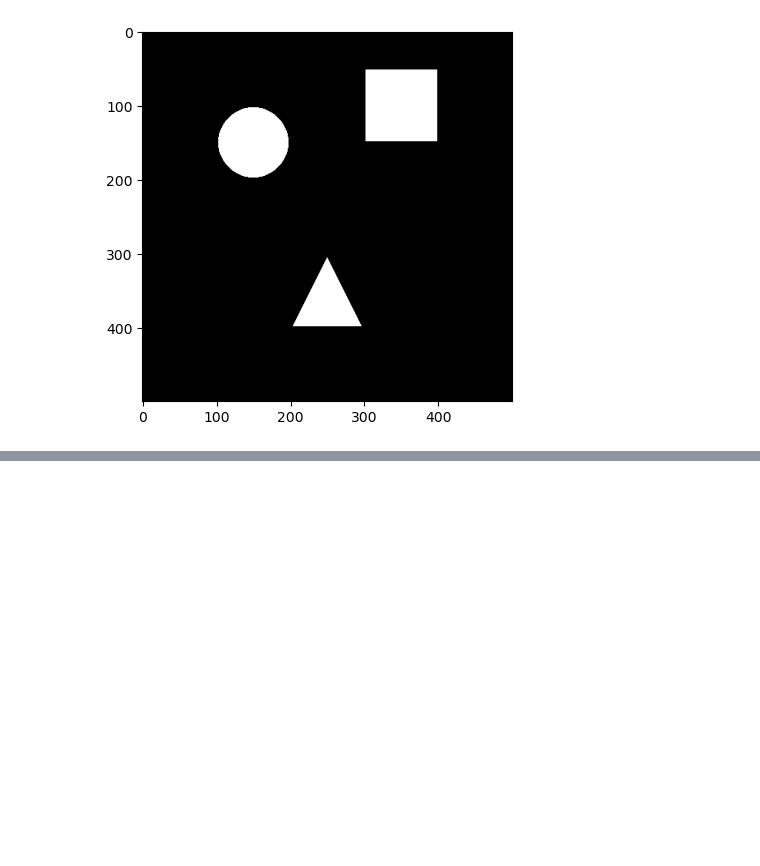
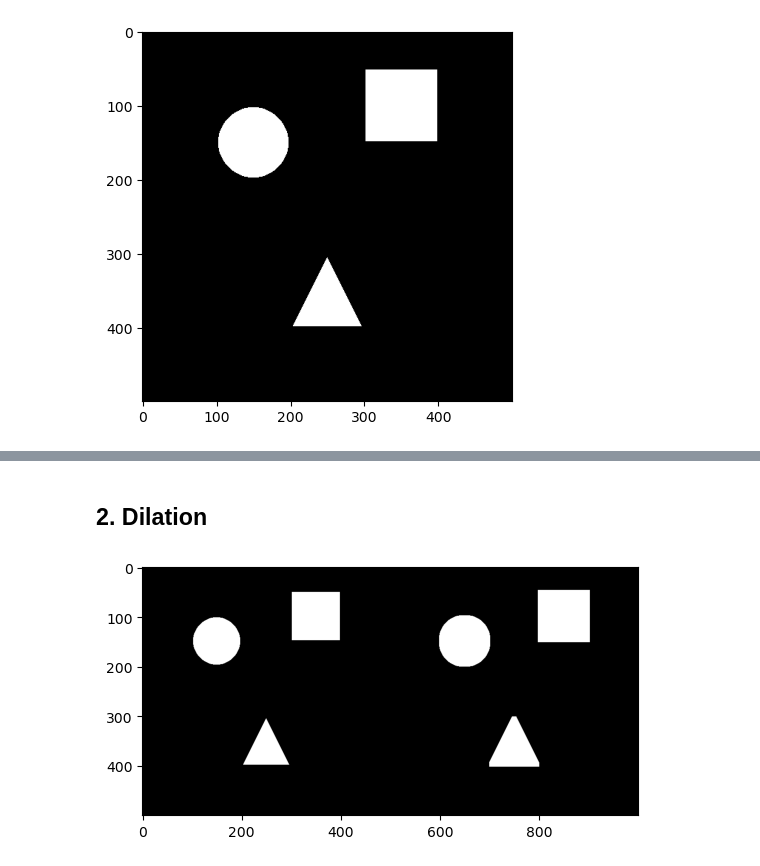
Before and after one commit to phoenix102030/CV_learning, a Jupyter notebook: opencv/img_proc.ipynb, the cells around one changed output, grey strips where cells are left out. Cells and saved outputs as stored; diff of their text form; code cells hidden in the pictures; blank space fills up the shorter version.

```diff
--- a/opencv/img_proc.ipynb
+++ b/opencv/img_proc.ipynb
@@ -177,0 +188,9 @@ plt.show()
+# %% [markdown]
+## 2. Dilation
+# %%
+dilation = cv2.dilate(erosion, kernel, iterations = 2)
+together = np.hstack((erosion, dilation))
+plt.imshow(together)
+plt.show()
+# %% [output]
+[figure, added]
```
Also changed, not shown: parts of 11 cells of this notebook.
